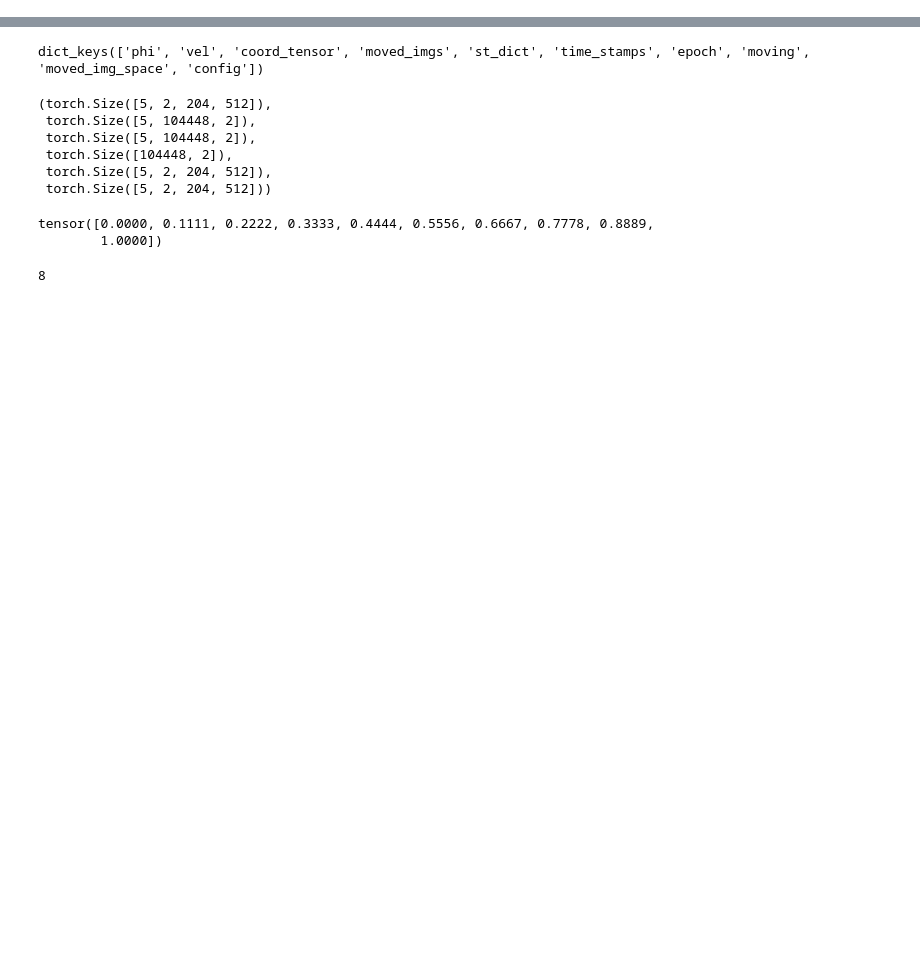
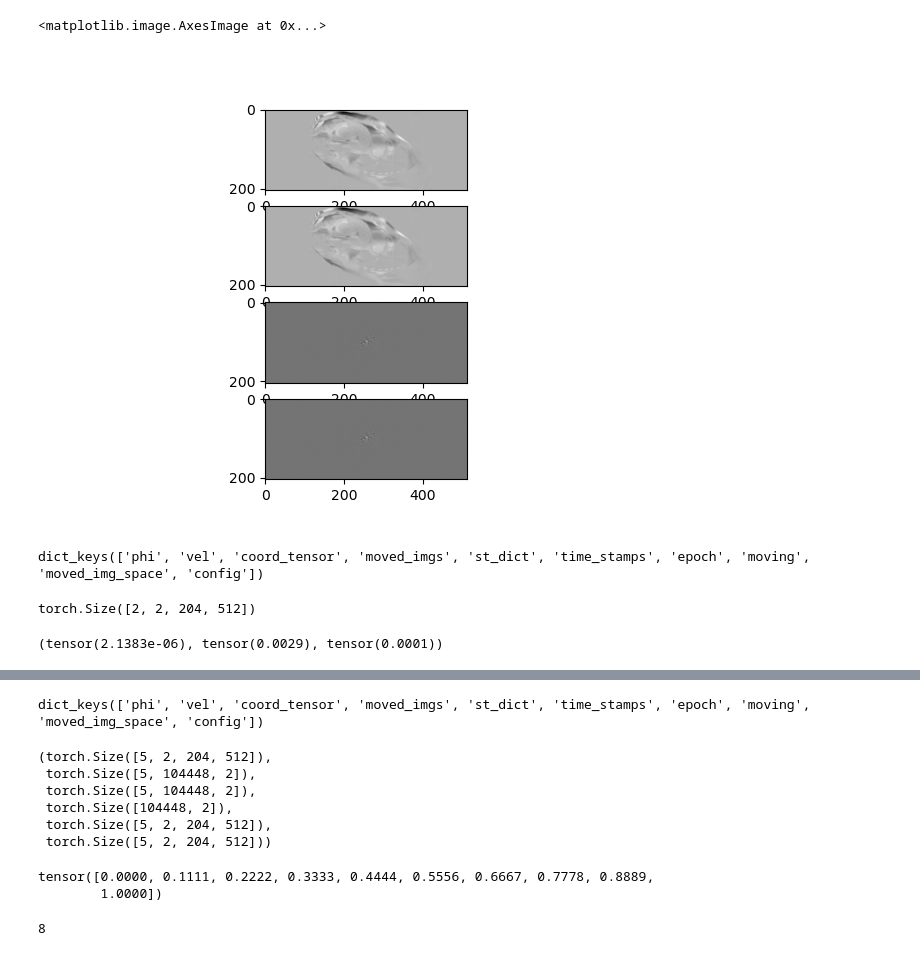
Before and after one commit to somcogo/space_time_reg, a Jupyter notebook: notebook.ipynb, the cells around one changed output, grey strips where cells are left out. Drawn from its saved outputs; the diff is of its cells as text; code cells hidden in the pictures; blank space fills up the shorter version.

```diff
--- a/notebook.ipynb
+++ b/notebook.ipynb
@@ -14,0 +92,9 @@ import fastmri
+# %%
+f2,a2=plt.subplots(4)
+a2[0].imshow(gt_im[0,0], cmap='gray')
+a2[1].imshow(ngt_im[0,0], cmap='gray')
+a2[2].imshow(raw_kspace_data[0,0], cmap='gray')
+a2[3].imshow(new_raw_kspace_data[0,0], cmap='gray')
+# %% [output]
+<matplotlib.image.AxesImage at 0x...>
+[figure, added]
@@ -14,0 +103,8 @@ import fastmri
+# %%
+res.keys()
+# %% [output]
+dict_keys(['phi', 'vel', 'coord_tensor', 'moved_imgs', 'st_dict', 'time_stamps', 'epoch', 'moving', 'moved_img_space', 'config'])
+# %%
+res['moved_imgs'].shape
+# %% [output]
+torch.Size([2, 2, 204, 512])
@@ -14,0 +125,4 @@ import fastmri
+# %%
+gt_abs.min(), gt_abs.max(), gt_abs.mean()
+# %% [output]
+(tensor(2.1383e-06), tensor(0.0029), tensor(0.0001))
```
Also changed, not shown: parts of 15 cells of this notebook, 8 other files.
